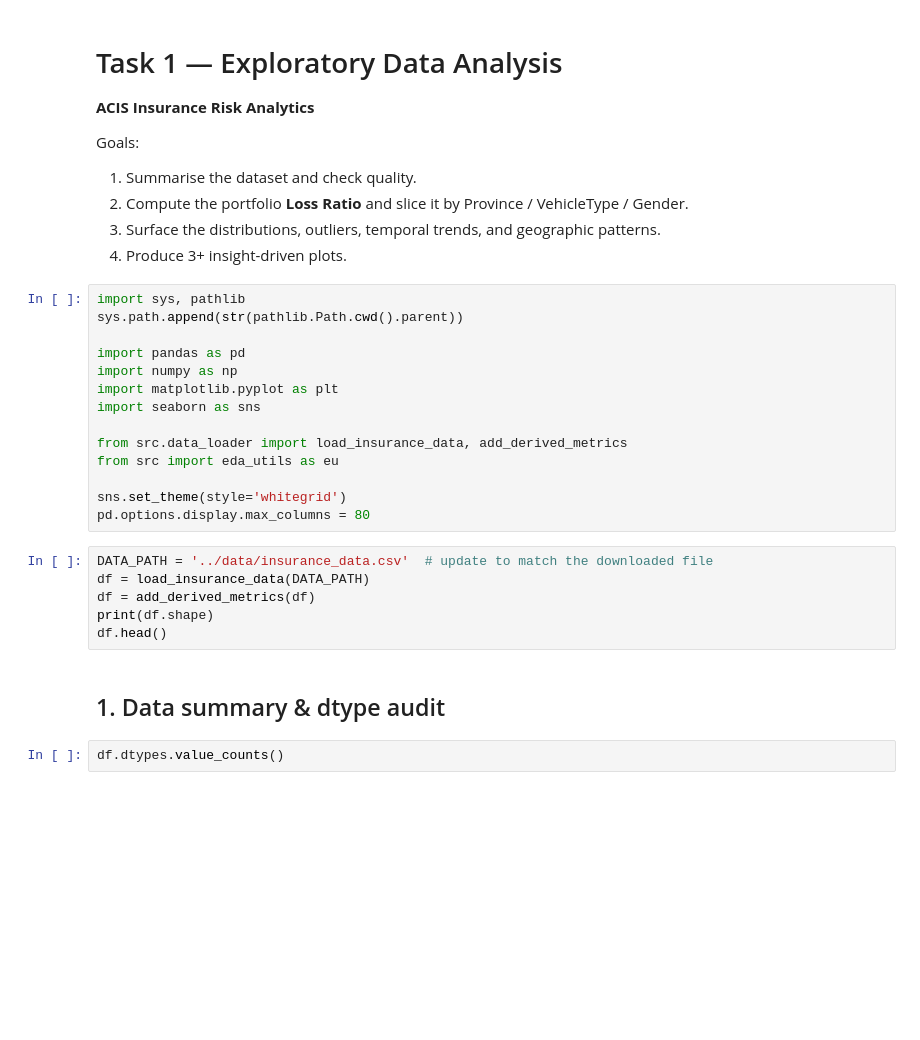
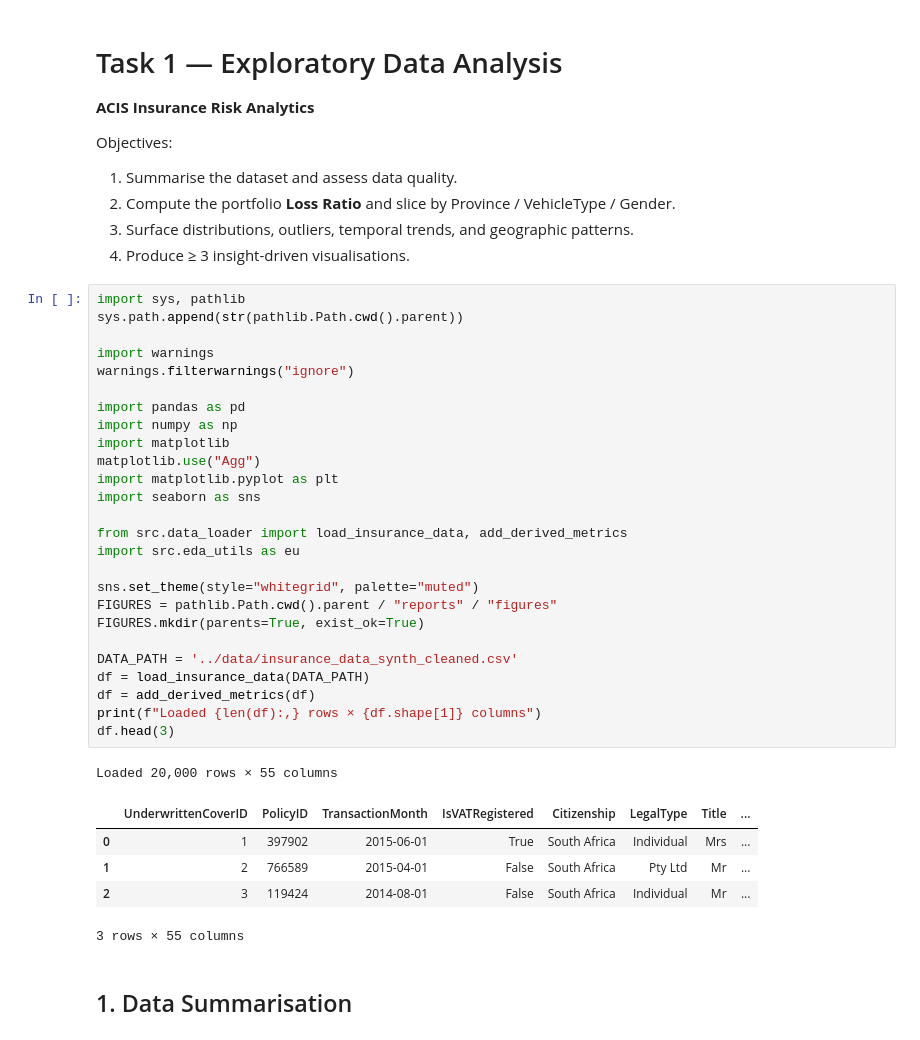
Before and after one commit to rediet-shewarega/insurance-risk-analytics, a Jupyter notebook: notebooks/01_eda.ipynb, the cells around one changed output. Cells and saved outputs as stored; diff of their text form; blank space fills up the shorter version.

```diff
--- a/notebooks/01_eda.ipynb
+++ b/notebooks/01_eda.ipynb
@@ -2,32 +2,43 @@
 # Task 1 — Exploratory Data Analysis
 **ACIS Insurance Risk Analytics**
 
-Goals:
-1. Summarise the dataset and check quality.
-2. Compute the portfolio **Loss Ratio** and slice it by Province / VehicleType / Gender.
-3. Surface the distributions, outliers, temporal trends, and geographic patterns.
-4. Produce 3+ insight-driven plots.
+Objectives:
+1. Summarise the dataset and assess data quality.
+2. Compute the portfolio **Loss Ratio** and slice by Province / VehicleType / Gender.
+3. Surface distributions, outliers, temporal trends, and geographic patterns.
+4. Produce ≥ 3 insight-driven visualisations.
 # %%
 import sys, pathlib
 sys.path.append(str(pathlib.Path.cwd().parent))
 
+import warnings
+warnings.filterwarnings("ignore")
+
 import pandas as pd
 import numpy as np
+import matplotlib
+matplotlib.use("Agg")
 import matplotlib.pyplot as plt
 import seaborn as sns
 
 from src.data_loader import load_insurance_data, add_derived_metrics
-from src import eda_utils as eu
+import src.eda_utils as eu
 
-sns.set_theme(style='whitegrid')
-pd.options.display.max_columns = 80
+sns.set_theme(style="whitegrid", palette="muted")
+FIGURES = pathlib.Path.cwd().parent / "reports" / "figures"
+FIGURES.mkdir(parents=True, exist_ok=True)
+
+DATA_PATH = '../data/insurance_data_synth_cleaned.csv'
+df = load_insurance_data(DATA_PATH)
+df = add_derived_metrics(df)
+print(f"Loaded {len(df):,} rows × {df.shape[1]} columns")
+df.head(3)
+# %% [output]
+Loaded 20,000 rows × 55 columns
+|  | UnderwrittenCoverID | PolicyID | TransactionMonth | IsVATRegistered | Citizenship | LegalType | Title | ... |
+| 0 | 1 | 397902 | 2015-06-01 | True | South Africa | Individual | Mrs | ... |
+| 1 | 2 | 766589 | 2015-04-01 | False | South Africa | Pty Ltd | Mr | ... |
+| 2 | 3 | 119424 | 2014-08-01 | False | South Africa | Individual | Mr | ... |
+3 rows × 55 columns
-# %%
-DATA_PATH = '../data/insurance_data.csv'  # update to match the downloaded file
-df = load_insurance_data(DATA_PATH)
-df = add_derived_metrics(df)
-print(df.shape)
-df.head()
 # %% [markdown]
-## 1. Data summary & dtype audit
+## 1. Data Summarisation
-# %%
-df.dtypes.value_counts()
```
Also changed, not shown: parts of 41 cells of this notebook, 17 other files.
